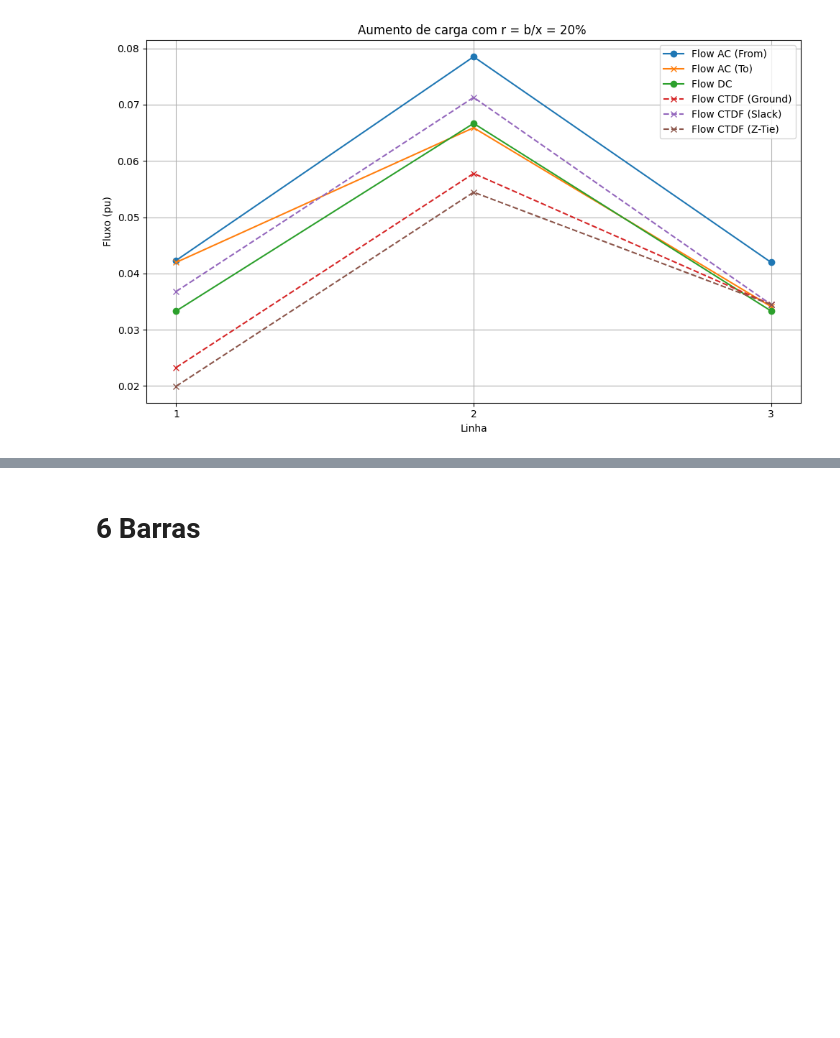
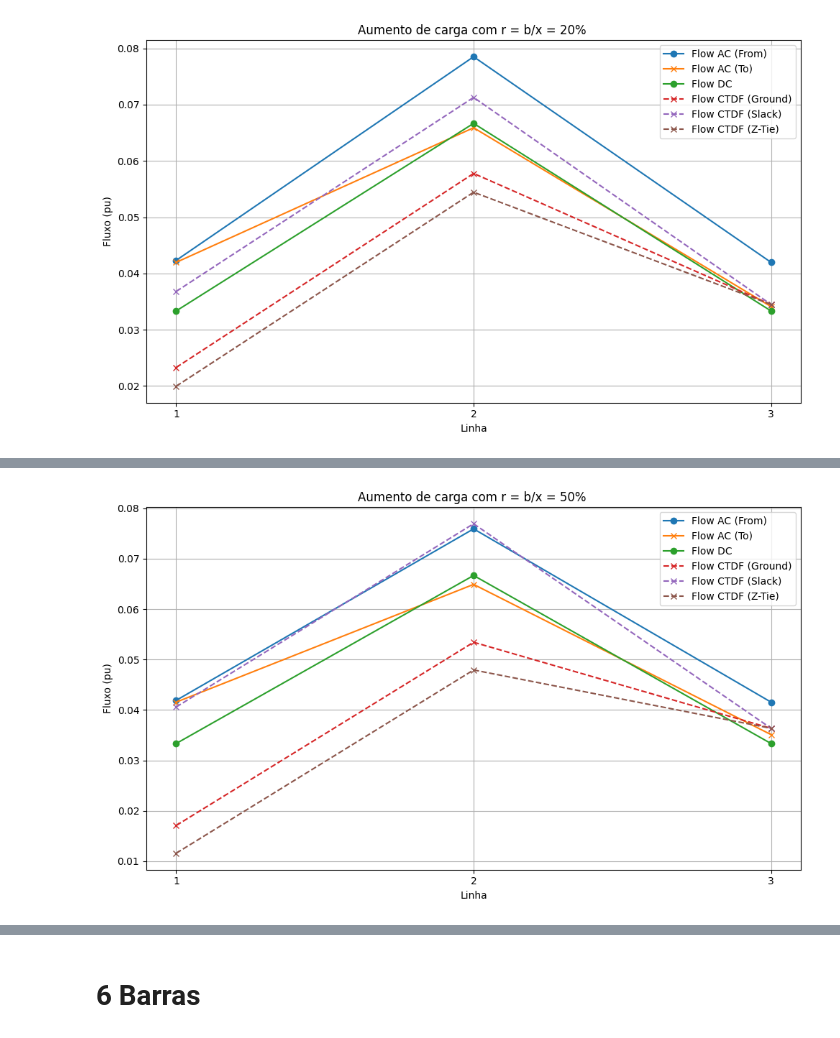
Before and after one commit to Gabriel-Halfeld-Limp/CTDF-for-linear-load-methods, a Jupyter notebook: main.ipynb, the cells around one changed output, grey strips where cells are left out. Cells and saved outputs as stored; diff of their text form; code cells hidden in the pictures; blank space fills up the shorter version.

```diff
--- a/main.ipynb
+++ b/main.ipynb
@@ -302,0 +422,78 @@ Converged in 4 iterations.
+# %%
+r = 0.5
+# Caso base
+net = test3bus()
+for line in net.lines:
+    line.b_half = r*line.x
+solver = AC_PF(net)
+solver.solve()
+theta_ac = solver.theta
+flow_from, flow_to = solver.get_line_flows()
+#AC
+solver = DC_PF(net)
+solver.solve()
+flow_dc = solver.get_line_flows()
+
+
+#Aumento de Carga
+net = test3bus()
+for load in net.loads:
+    load.p_input = 1.1 * load.p_input  # Aumentando a carga em 10%
+solver = AC_PF(net)
+solver.solve()
+theta_ac = solver.theta
+flow_from_B, flow_to_B = solver.get_line_flows()
+dflow_from  = flow_from_B - flow_from
+dflow_to    = flow_to_B - flow_to
+#DC Power Flow
+solver = DC_PF(net)
+theta_dc = solver.solve()
+flow_dc_B =  solver.get_line_flows()
+dflow_dc = flow_dc_B - flow_dc
+
+
+# Cálculo usando indices CTDF
+net = test3bus()
+for line in net.lines:
+    line.b_half = r*line.x
+
+P = np.zeros(len(net.buses))
+for i, bus in enumerate(net.buses):
+    if bus.bus_type == 'PQ':
+        P[i] = 0.1 * bus.p  # 10% de aumento na carga ativa
+
+# CTDF ground:
+T_ground = np.conjugate(net.CTDF())
+dflow_ground = np.real(np.dot(T_ground, P))
+
+# CTDF Slack ref:
+T_slack = np.conjugate(net.CTDF(ref_bus=net.buses[0]))
+dflow_slack = np.real(np.dot(T_slack, P))
+
+# CTDF z_tie:
+T_tie = np.conjugate(net.CTDF(ref_bus=net.buses[0], z_tie=1 + 1j))
+dflow_tie = np.real(np.dot(T_tie, P))
+
+# Plotando os resultados
+# Índice das barras (1, 2, 3, ...)
+linhas = np.arange(1, len(net.lines) + 1)
+
+# Plotando
+plt.figure(figsize=(10, 6))
+plt.plot(linhas, dflow_from, marker='o', label='Flow AC (From)')
+plt.plot(linhas, -dflow_to, marker='x', label='Flow AC (To)')
+plt.plot(linhas, dflow_dc, marker='o', label='Flow DC')
+plt.plot(linhas, dflow_ground, marker='x', linestyle='--', label='Flow CTDF (Ground)')
+plt.plot(linhas, dflow_slack, marker='x', linestyle='--', label='Flow CTDF (Slack)')
+plt.plot(linhas, dflow_tie, marker='x', linestyle='--', label='Flow CTDF (Z-Tie)')
+plt.xlabel('Linha')
+plt.ylabel('Fluxo (pu)')
+plt.title('Aumento de carga com r = b/x = 50% ')
+plt.grid(True)
+plt.legend()
+plt.tight_layout()
+plt.xticks(linhas)  # <-- Isso garante que o eixo x terá apenas inteiros
+plt.savefig('images/3bus_carga10_r=50.png', dpi=300)
+
+plt.show()
+# %% [output]
@@ -302,0 +502 @@ Converged in 4 iterations.
+[figure, added]
```
Also changed, not shown: parts of 11 cells of this notebook, 16 other files.
